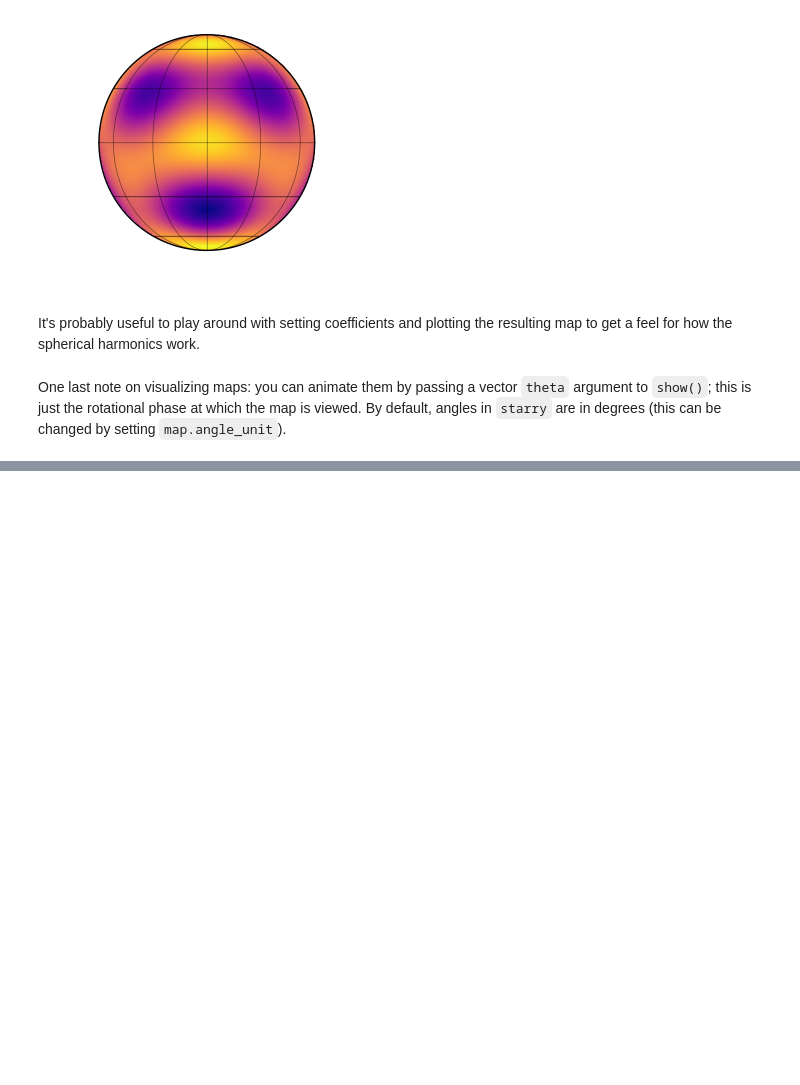
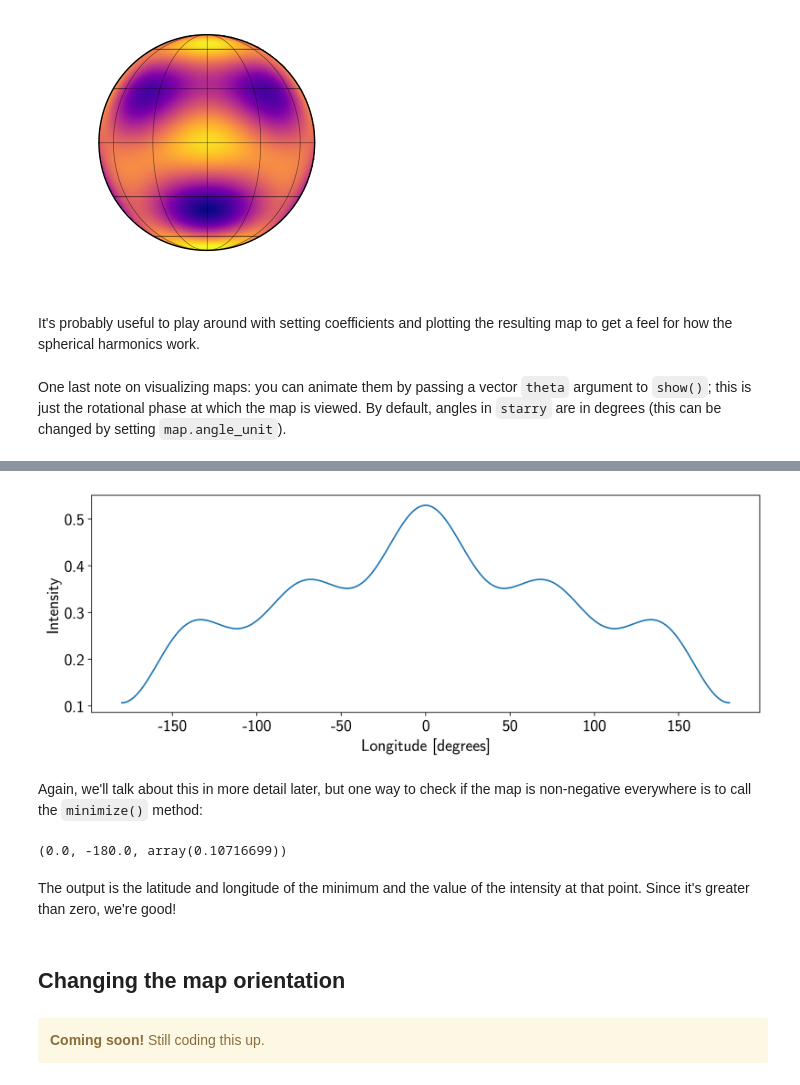
Before and after one commit to rodluger/starry, a Jupyter notebook: notebooks/Basics.ipynb, the cells around one changed output, grey strips where cells are left out. Drawn from its saved outputs; the diff is of its cells as text; code cells hidden in the pictures; blank space fills up the shorter version.

```diff
--- a/notebooks/Basics.ipynb
+++ b/notebooks/Basics.ipynb
@@ -251,0 +261,25 @@ map.show(theta=theta)
+# %%
+map.y[1:] *= 0.1
+# %%
+I = map.intensity(lat=0, lon=lon)
+plt.plot(lon, I)
+plt.xlabel("Longitude [degrees]")
+plt.ylabel("Intensity");
+# %% [output]
+[figure, added]
+# %% [markdown]
+Again, we'll talk about this in more detail later, but one way to check if the map is non-negative everywhere is to call the ``minimize()`` method:
+# %%
+map.minimize()
+# %% [output]
+(0.0, -180.0, array(0.10716699))
+# %% [markdown]
+The output is the latitude and longitude of the minimum and the value of the intensity at that point. Since it's greater than zero, we're good!
+# %% [markdown]
+## Changing the map orientation
+# %% [markdown]
+<html>
+<div class="alert alert-warning" role="alert">
+  <strong>Coming soon!</strong> Still coding this up.
+</div>
+</html>
```
Also changed, not shown: parts of 16 cells of this notebook, 3 other files.
